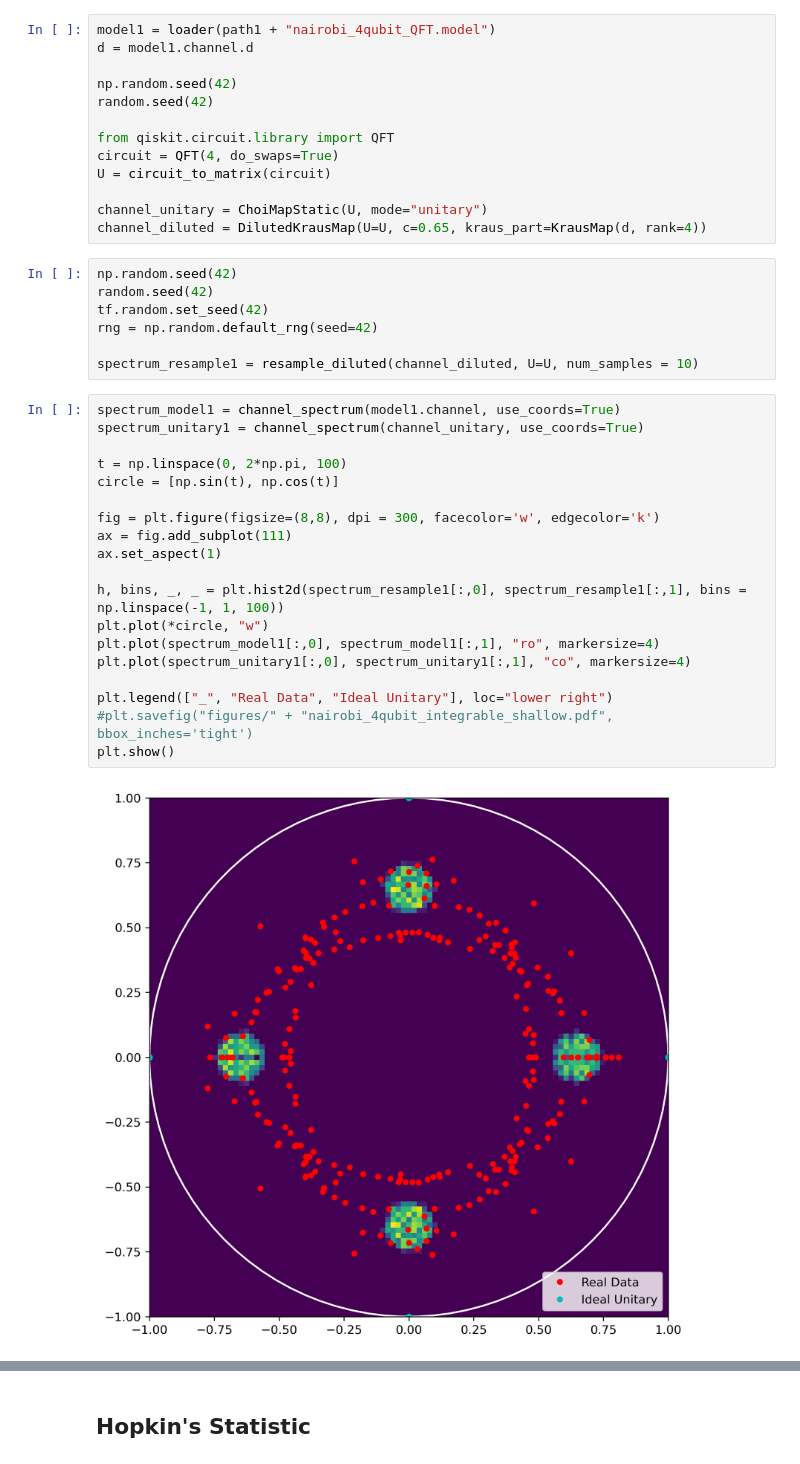
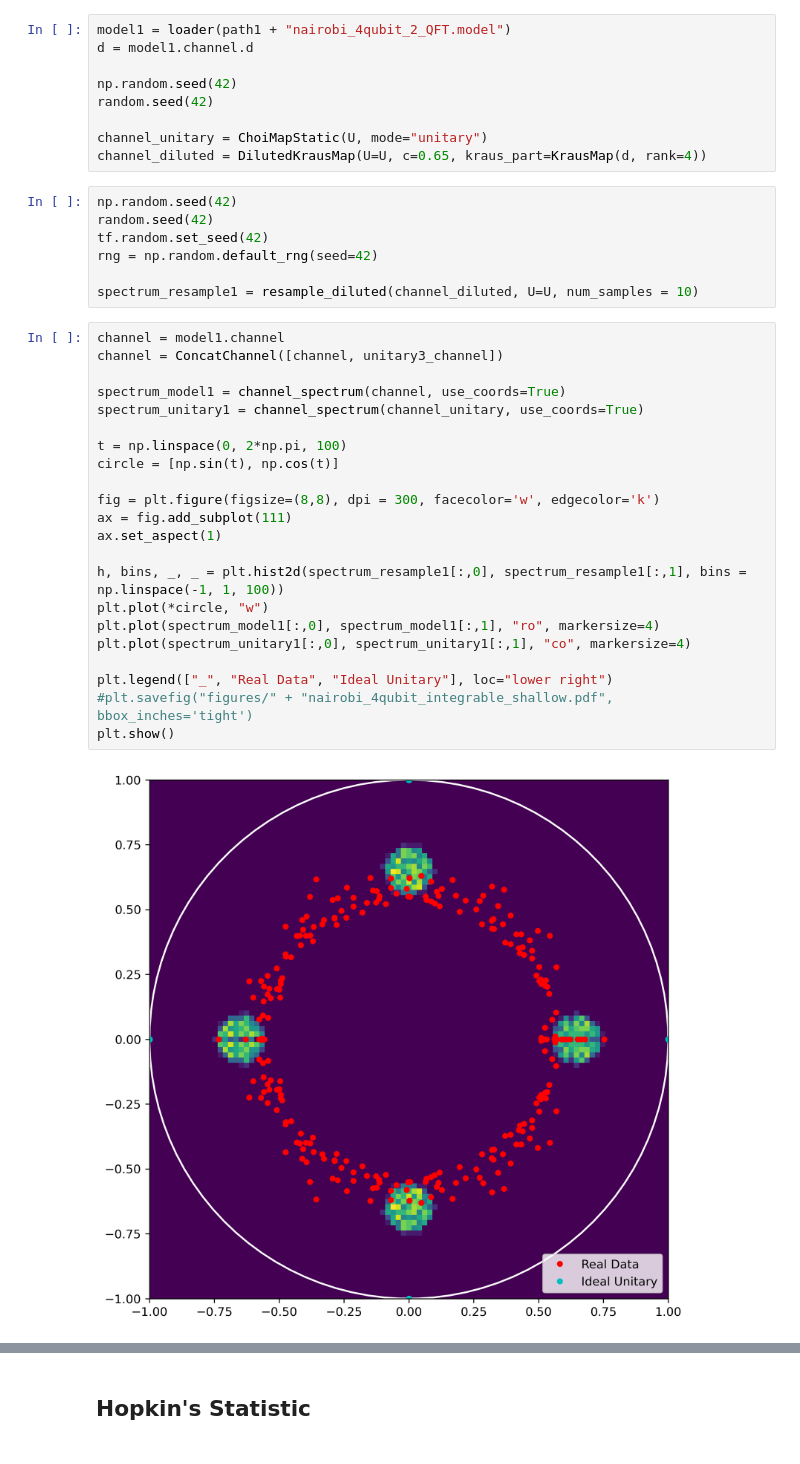
Before and after one commit to KristianWold/experimental-quantum-spectrum, a Jupyter notebook: notebooks/nisq_spectrum/integrability/Integrable Circuit Spectrum, Analysis.ipynb, the cells around one changed output, grey strips where cells are left out. Saved outputs shown, nothing was run; the diff lists cells and outputs as text.

```diff
--- a/notebooks/nisq_spectrum/integrability/Integrable Circuit Spectrum, Analysis.ipynb
+++ b/notebooks/nisq_spectrum/integrability/Integrable Circuit Spectrum, Analysis.ipynb
@@ -309,16 +309,12 @@ plt.show()
 # %% [output]
 [figure]
 # %%
-model1 = loader(path1 + "nairobi_4qubit_QFT.model")
+model1 = loader(path1 + "nairobi_4qubit_2_QFT.model")
 d = model1.channel.d
 
 np.random.seed(42)
 random.seed(42)
 
-from qiskit.circuit.library import QFT
-circuit = QFT(4, do_swaps=True)
-U = circuit_to_matrix(circuit)
-
 channel_unitary = ChoiMapStatic(U, mode="unitary")
 channel_diluted = DilutedKrausMap(U=U, c=0.65, kraus_part=KrausMap(d, rank=4))
 # %%
@@ -329,23 +325,26 @@ rng = np.random.default_rng(seed=42)
 
 spectrum_resample1 = resample_diluted(channel_diluted, U=U, num_samples = 10)
 # %%
-spectrum_model1 = channel_spectrum(model1.channel, use_coords=True)
+channel = model1.channel
+channel = ConcatChannel([channel, unitary3_channel])
+
+spectrum_model1 = channel_spectrum(channel, use_coords=True)
 spectrum_unitary1 = channel_spectrum(channel_unitary, use_coords=True)
 
 t = np.linspace(0, 2*np.pi, 100)
 circle = [np.sin(t), np.cos(t)]
 
 fig = plt.figure(figsize=(8,8), dpi = 300, facecolor='w', edgecolor='k')
 ax = fig.add_subplot(111)
 ax.set_aspect(1)
 
 h, bins, _, _ = plt.hist2d(spectrum_resample1[:,0], spectrum_resample1[:,1], bins = np.linspace(-1, 1, 100))
 plt.plot(*circle, "w")
 plt.plot(spectrum_model1[:,0], spectrum_model1[:,1], "ro", markersize=4)
 plt.plot(spectrum_unitary1[:,0], spectrum_unitary1[:,1], "co", markersize=4)
 
 plt.legend(["_", "Real Data", "Ideal Unitary"], loc="lower right")
 #plt.savefig("figures/" + "nairobi_4qubit_integrable_shallow.pdf", bbox_inches='tight')
 plt.show()
 # %% [output]
-[figure, old version]
+[figure, new version]
```
Also changed, not shown: parts of 1 cell of this notebook, 41 other files.
